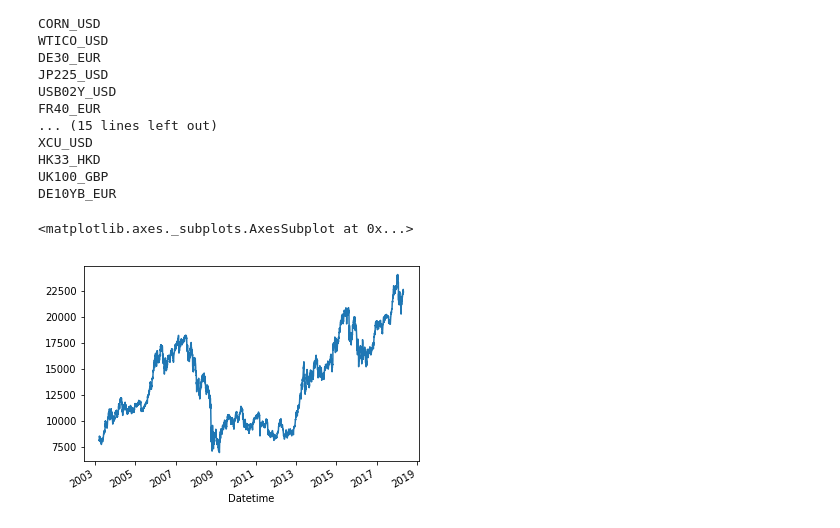
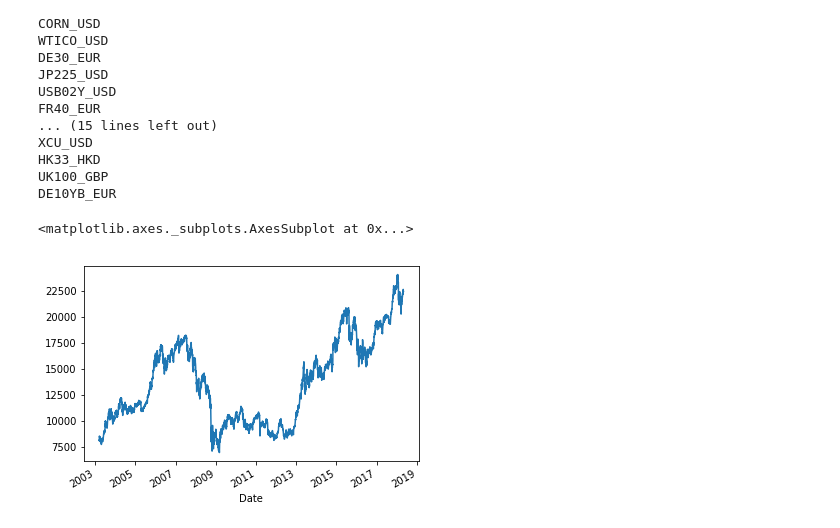
Before and after one commit to CBTrading/Experiments, a Jupyter notebook: alpha-vantage/av_testing.ipynb, the cells around one changed output. Cells and saved outputs as stored; diff of their text form; code cells hidden in the pictures.

```diff
--- a/alpha-vantage/av_testing.ipynb
+++ b/alpha-vantage/av_testing.ipynb
@@ -74,26 +74,25 @@ DE10YB_EUR
 # %%
 indices_oanda = {
     "NYA": "US2000_USD",
     "DJI": "US30_USD",
     "FTSE": "UK100_GBP",
     "FCHI": "FR40_EUR",
     "DAX": "DE30_EUR",
     "SSE": "CN50_USD",
     "HSI": "HK33_HKD",
     "Nikkei": "JP225_USD"
 }
 currencies_oanda = {
     "USDCAD": "USD_CAD",
     "EURUSD": "EUR_USD",
     "GBPUSD": "GBP_USD",
     "USDCNY": "USD_CNY",
     "USDJPY": "USD_JPY"
 }
 ts = historical.Candles(client, instrument="JP225_USD", resolution="D", from_date="2000-01-01", datetime_fmt="%Y-%m-%d")
-df = ts.as_dataframe()
-
+df = ts.as_dataframe(index_name="Date")
 
 df.Close.plot()
 # %% [output]
 <matplotlib.axes._subplots.AxesSubplot at 0x...>
-[figure, old version]
+[figure, new version]
```
Also changed, not shown: parts of 1 cell of this notebook.
